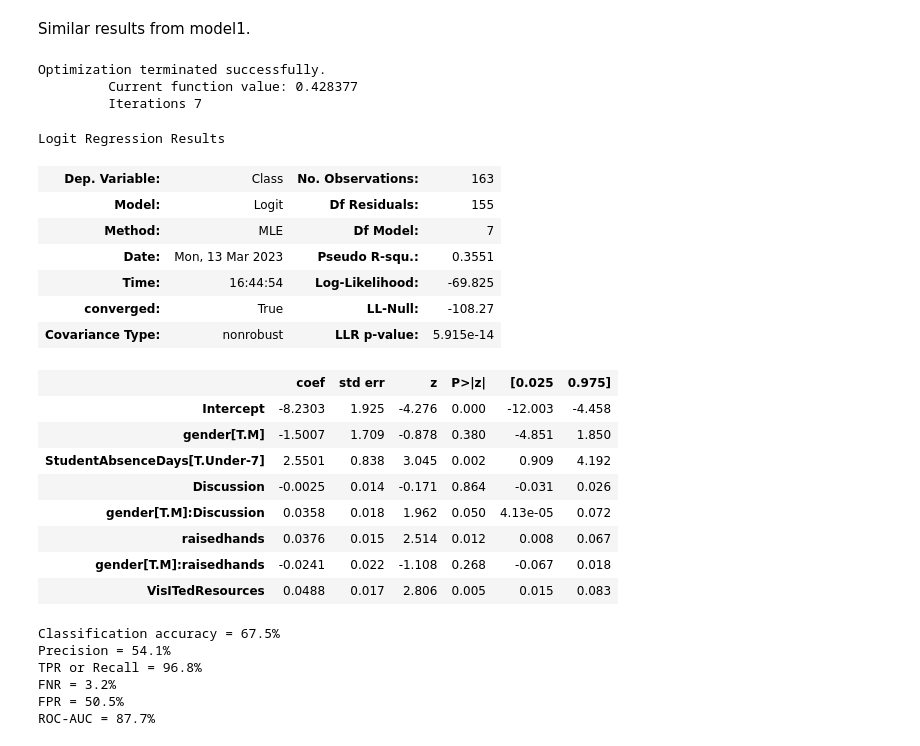
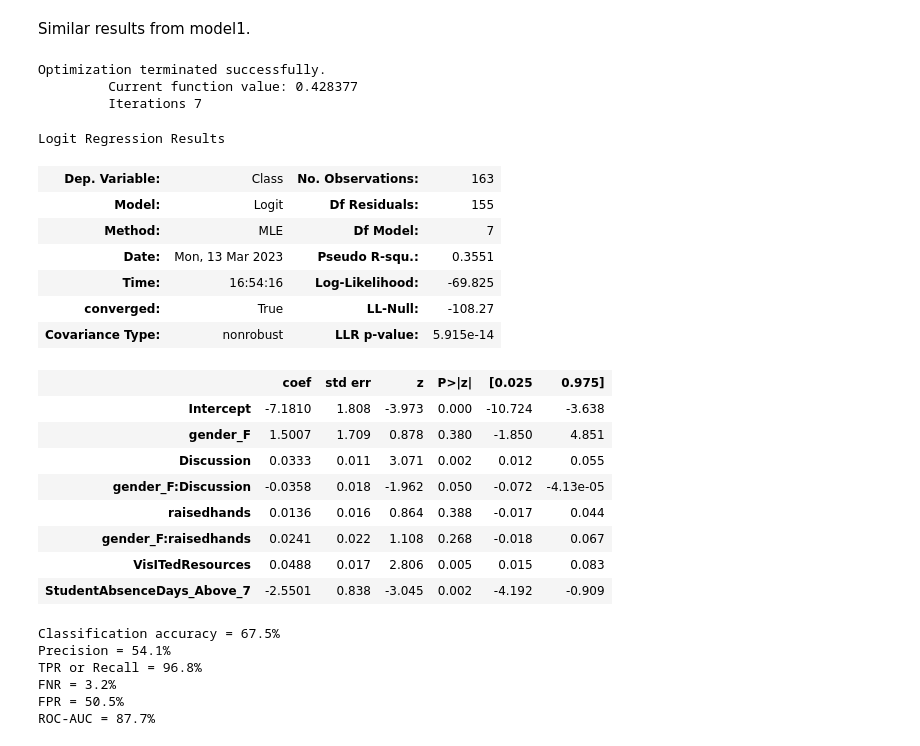
Before and after one commit to wchen952/STAT-303-2-Project, a Jupyter notebook: 303_2_Project_Code.ipynb, the cells around one changed output. Saved outputs shown, nothing was run; the diff lists cells and outputs as text; code cells hidden in the pictures.

```diff
--- a/303_2_Project_Code.ipynb
+++ b/303_2_Project_Code.ipynb
@@ -472,28 +472,28 @@ ROC-AUC = 81.2%
 Similar results from model1.
 # %%
 # third model, want to see how gender interacts with class participation (discussion and raising hands)
-model3 = smf.logit(formula = 'Class ~ gender*Discussion + gender*raisedhands + VisITedResources + StudentAbsenceDays', data = edu_train).fit()
+model3 = smf.logit(formula = 'Class ~ gender_F*Discussion + gender_F*raisedhands + VisITedResources + StudentAbsenceDays_Above_7', data = edutrain_dummies).fit()
 model3.summary()
 # %% [output]
 Optimization terminated successfully.
          Current function value: 0.428377
          Iterations 7
 Logit Regression Results
 | Dep. Variable: | Class | No. Observations: | 163 |
 | Model: | Logit | Df Residuals: | 155 |
 | Method: | MLE | Df Model: | 7 |
 | Date: | Mon, 13 Mar 2023 | Pseudo R-squ.: | 0.3551 |
-| Time: | 16:44:54 | Log-Likelihood: | -69.825 |
+| Time: | 16:54:16 | Log-Likelihood: | -69.825 |
 | converged: | True | LL-Null: | -108.27 |
 | Covariance Type: | nonrobust | LLR p-value: | 5.915e-14 |
 |  | coef | std err | z | P>|z| | [0.025 | 0.975] |
-| Intercept | -8.2303 | 1.925 | -4.276 | 0.000 | -12.003 | -4.458 |
-| gender[T.M] | -1.5007 | 1.709 | -0.878 | 0.380 | -4.851 | 1.850 |
-| StudentAbsenceDays[T.Under-7] | 2.5501 | 0.838 | 3.045 | 0.002 | 0.909 | 4.192 |
-| Discussion | -0.0025 | 0.014 | -0.171 | 0.864 | -0.031 | 0.026 |
-| gender[T.M]:Discussion | 0.0358 | 0.018 | 1.962 | 0.050 | 4.13e-05 | 0.072 |
-| raisedhands | 0.0376 | 0.015 | 2.514 | 0.012 | 0.008 | 0.067 |
-| gender[T.M]:raisedhands | -0.0241 | 0.022 | -1.108 | 0.268 | -0.067 | 0.018 |
+| Intercept | -7.1810 | 1.808 | -3.973 | 0.000 | -10.724 | -3.638 |
+| gender_F | 1.5007 | 1.709 | 0.878 | 0.380 | -1.850 | 4.851 |
+| Discussion | 0.0333 | 0.011 | 3.071 | 0.002 | 0.012 | 0.055 |
+| gender_F:Discussion | -0.0358 | 0.018 | -1.962 | 0.050 | -0.072 | -4.13e-05 |
+| raisedhands | 0.0136 | 0.016 | 0.864 | 0.388 | -0.017 | 0.044 |
+| gender_F:raisedhands | 0.0241 | 0.022 | 1.108 | 0.268 | -0.018 | 0.067 |
 | VisITedResources | 0.0488 | 0.017 | 2.806 | 0.005 | 0.015 | 0.083 |
+| StudentAbsenceDays_Above_7 | -2.5501 | 0.838 | -3.045 | 0.002 | -4.192 | -0.909 |
 # %%
 # matrix for train data - model3
```
Also changed, not shown: parts of 17 cells of this notebook.
